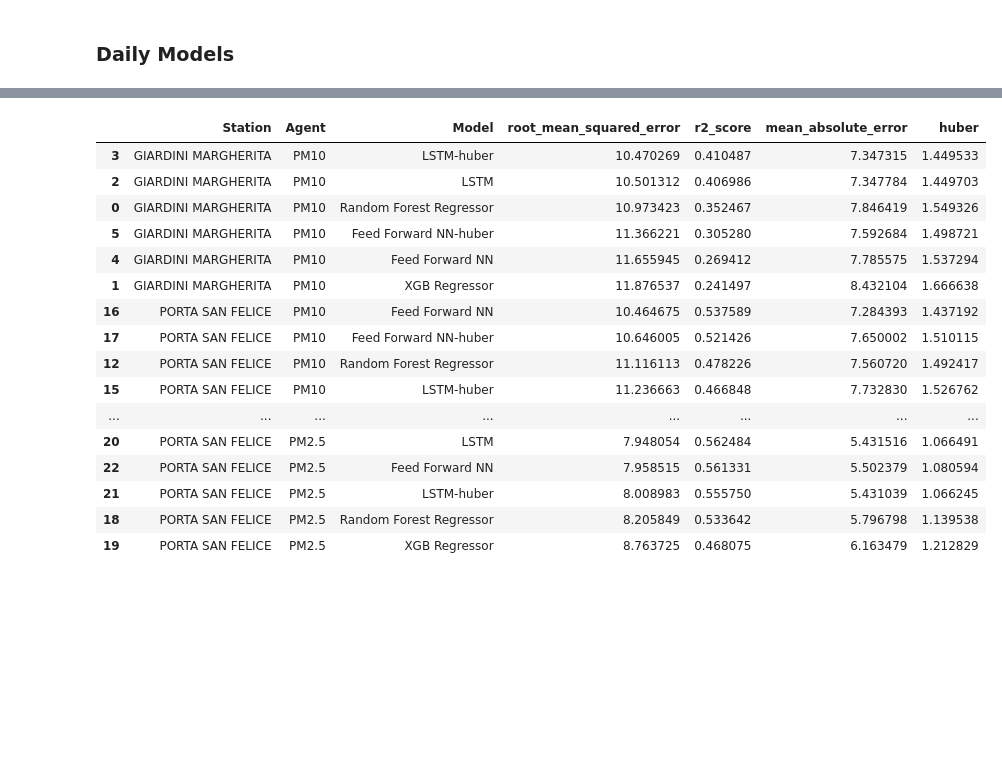
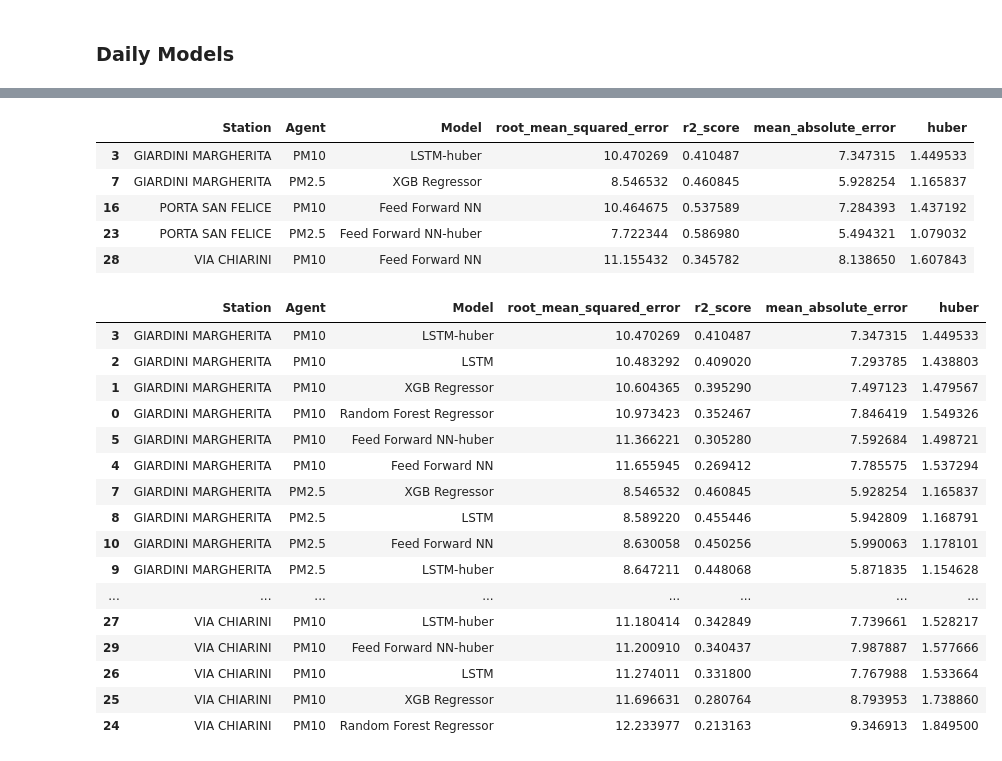
Before and after one commit to davidesonno/AII-project, a Jupyter notebook: 5-model-selection.ipynb, the cells around one changed output, grey strips where cells are left out. Drawn from its saved outputs; the diff is of its cells as text; code cells hidden in the pictures; blank space fills up the shorter version.

```diff
--- a/5-model-selection.ipynb
+++ b/5-model-selection.ipynb
@@ -1276,22 +1280,32 @@ Agent PM10
 # %%
 updated_daily_results = update_metrics(daily_results, test_sets, []) # an empty list simply wont add metrics
 daily_extracted_data = extract_data(updated_daily_results)
-daily_extracted_data.sort_values(by=['Agent','Station','root_mean_squared_error'])
+daily_extracted_data.loc[daily_extracted_data.groupby(by=['Station','Agent'])['root_mean_squared_error'].idxmin()]
 # %% [output]
 |  | Station | Agent | Model | root_mean_squared_error | r2_score | mean_absolute_error | huber |
 | 3 | GIARDINI MARGHERITA | PM10 | LSTM-huber | 10.470269 | 0.410487 | 7.347315 | 1.449533 |
-| 2 | GIARDINI MARGHERITA | PM10 | LSTM | 10.501312 | 0.406986 | 7.347784 | 1.449703 |
-| 0 | GIARDINI MARGHERITA | PM10 | Random Forest Regressor | 10.973423 | 0.352467 | 7.846419 | 1.549326 |
-| 5 | GIARDINI MARGHERITA | PM10 | Feed Forward NN-huber | 11.366221 | 0.305280 | 7.592684 | 1.498721 |
-| 4 | GIARDINI MARGHERITA | PM10 | Feed Forward NN | 11.655945 | 0.269412 | 7.785575 | 1.537294 |
-| 1 | GIARDINI MARGHERITA | PM10 | XGB Regressor | 11.876537 | 0.241497 | 8.432104 | 1.666638 |
+| 7 | GIARDINI MARGHERITA | PM2.5 | XGB Regressor | 8.546532 | 0.460845 | 5.928254 | 1.165837 |
 | 16 | PORTA SAN FELICE | PM10 | Feed Forward NN | 10.464675 | 0.537589 | 7.284393 | 1.437192 |
-| 17 | PORTA SAN FELICE | PM10 | Feed Forward NN-huber | 10.646005 | 0.521426 | 7.650002 | 1.510115 |
-| 12 | PORTA SAN FELICE | PM10 | Random Forest Regressor | 11.116113 | 0.478226 | 7.560720 | 1.492417 |
-| 15 | PORTA SAN FELICE | PM10 | LSTM-huber | 11.236663 | 0.466848 | 7.732830 | 1.526762 |
-| ... | ... | ... | ... | ... | ... | ... | ... |
-| 20 | PORTA SAN FELICE | PM2.5 | LSTM | 7.948054 | 0.562484 | 5.431516 | 1.066491 |
-| 22 | PORTA SAN FELICE | PM2.5 | Feed Forward NN | 7.958515 | 0.561331 | 5.502379 | 1.080594 |
-| 21 | PORTA SAN FELICE | PM2.5 | LSTM-huber | 8.008983 | 0.555750 | 5.431039 | 1.066245 |
-| 18 | PORTA SAN FELICE | PM2.5 | Random Forest Regressor | 8.205849 | 0.533642 | 5.796798 | 1.139538 |
-| 19 | PORTA SAN FELICE | PM2.5 | XGB Regressor | 8.763725 | 0.468075 | 6.163479 | 1.212829 |
+| 23 | PORTA SAN FELICE | PM2.5 | Feed Forward NN-huber | 7.722344 | 0.586980 | 5.494321 | 1.079032 |
+| 28 | VIA CHIARINI | PM10 | Feed Forward NN | 11.155432 | 0.345782 | 8.138650 | 1.607843 |
+# %%
+with pd.option_context('display.max_rows', None, 'display.max_columns', None):
+    display(daily_extracted_data.sort_values(by=['Station','Agent','root_mean_squared_error']))
+# %% [output]
+|  | Station | Agent | Model | root_mean_squared_error | r2_score | mean_absolute_error | huber |
+| 3 | GIARDINI MARGHERITA | PM10 | LSTM-huber | 10.470269 | 0.410487 | 7.347315 | 1.449533 |
+| 2 | GIARDINI MARGHERITA | PM10 | LSTM | 10.483292 | 0.409020 | 7.293785 | 1.438803 |
+| 1 | GIARDINI MARGHERITA | PM10 | XGB Regressor | 10.604365 | 0.395290 | 7.497123 | 1.479567 |
+| 0 | GIARDINI MARGHERITA | PM10 | Random Forest Regressor | 10.973423 | 0.352467 | 7.846419 | 1.549326 |
+| 5 | GIARDINI MARGHERITA | PM10 | Feed Forward NN-huber | 11.366221 | 0.305280 | 7.592684 | 1.498721 |
+| 4 | GIARDINI MARGHERITA | PM10 | Feed Forward NN | 11.655945 | 0.269412 | 7.785575 | 1.537294 |
+| 7 | GIARDINI MARGHERITA | PM2.5 | XGB Regressor | 8.546532 | 0.460845 | 5.928254 | 1.165837 |
+| 8 | GIARDINI MARGHERITA | PM2.5 | LSTM | 8.589220 | 0.455446 | 5.942809 | 1.168791 |
+| 10 | GIARDINI MARGHERITA | PM2.5 | Feed Forward NN | 8.630058 | 0.450256 | 5.990063 | 1.178101 |
+| 9 | GIARDINI MARGHERITA | PM2.5 | LSTM-huber | 8.647211 | 0.448068 | 5.871835 | 1.154628 |
+| ... | ... | ... | ... | ... | ... | ... | ... |
+| 27 | VIA CHIARINI | PM10 | LSTM-huber | 11.180414 | 0.342849 | 7.739661 | 1.528217 |
+| 29 | VIA CHIARINI | PM10 | Feed Forward NN-huber | 11.200910 | 0.340437 | 7.987887 | 1.577666 |
+| 26 | VIA CHIARINI | PM10 | LSTM | 11.274011 | 0.331800 | 7.767988 | 1.533664 |
+| 25 | VIA CHIARINI | PM10 | XGB Regressor | 11.696631 | 0.280764 | 8.793953 | 1.738860 |
+| 24 | VIA CHIARINI | PM10 | Random Forest Regressor | 12.233977 | 0.213163 | 9.346913 | 1.849500 |
```
Also changed, not shown: parts of 9 cells of this notebook.
